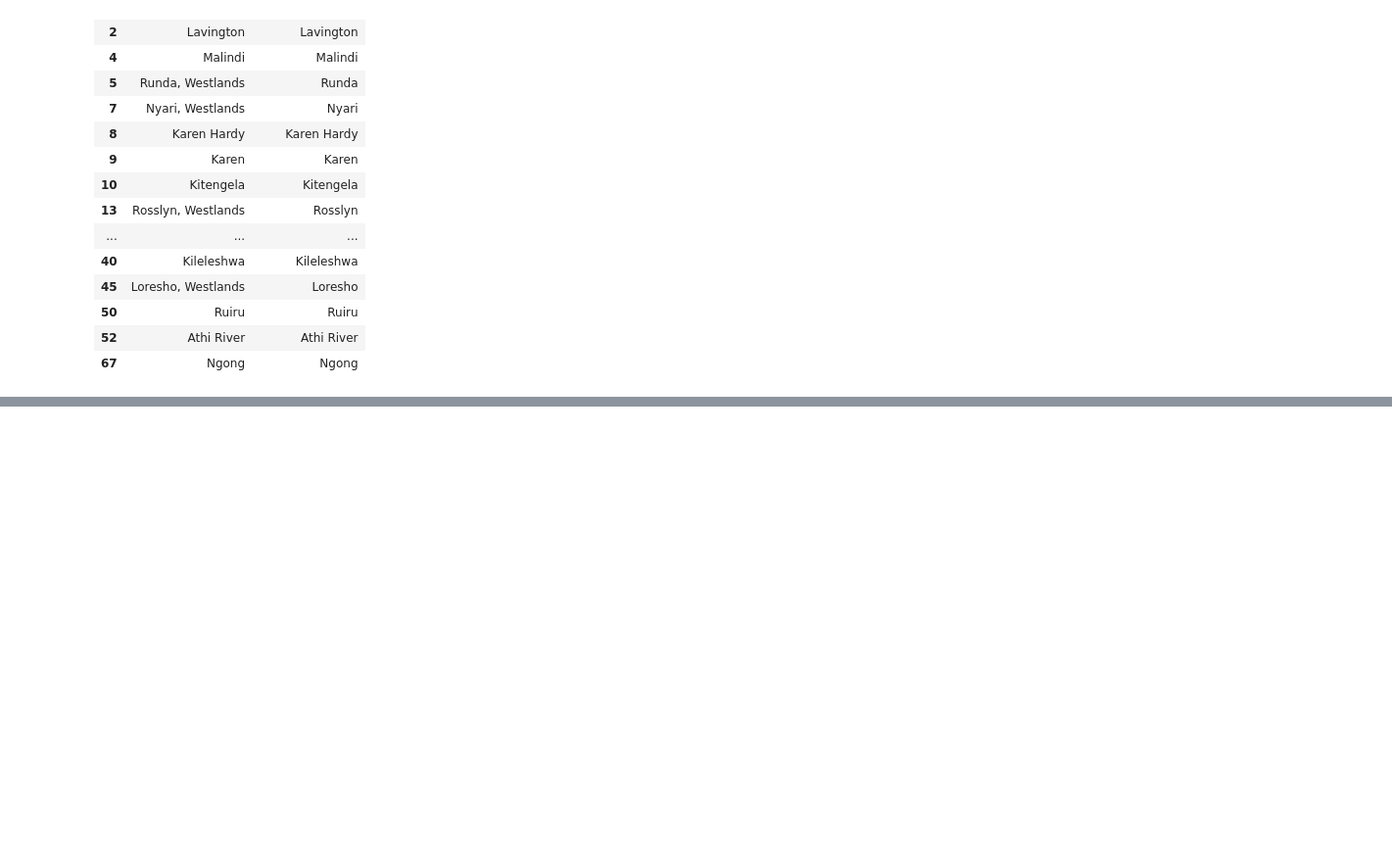
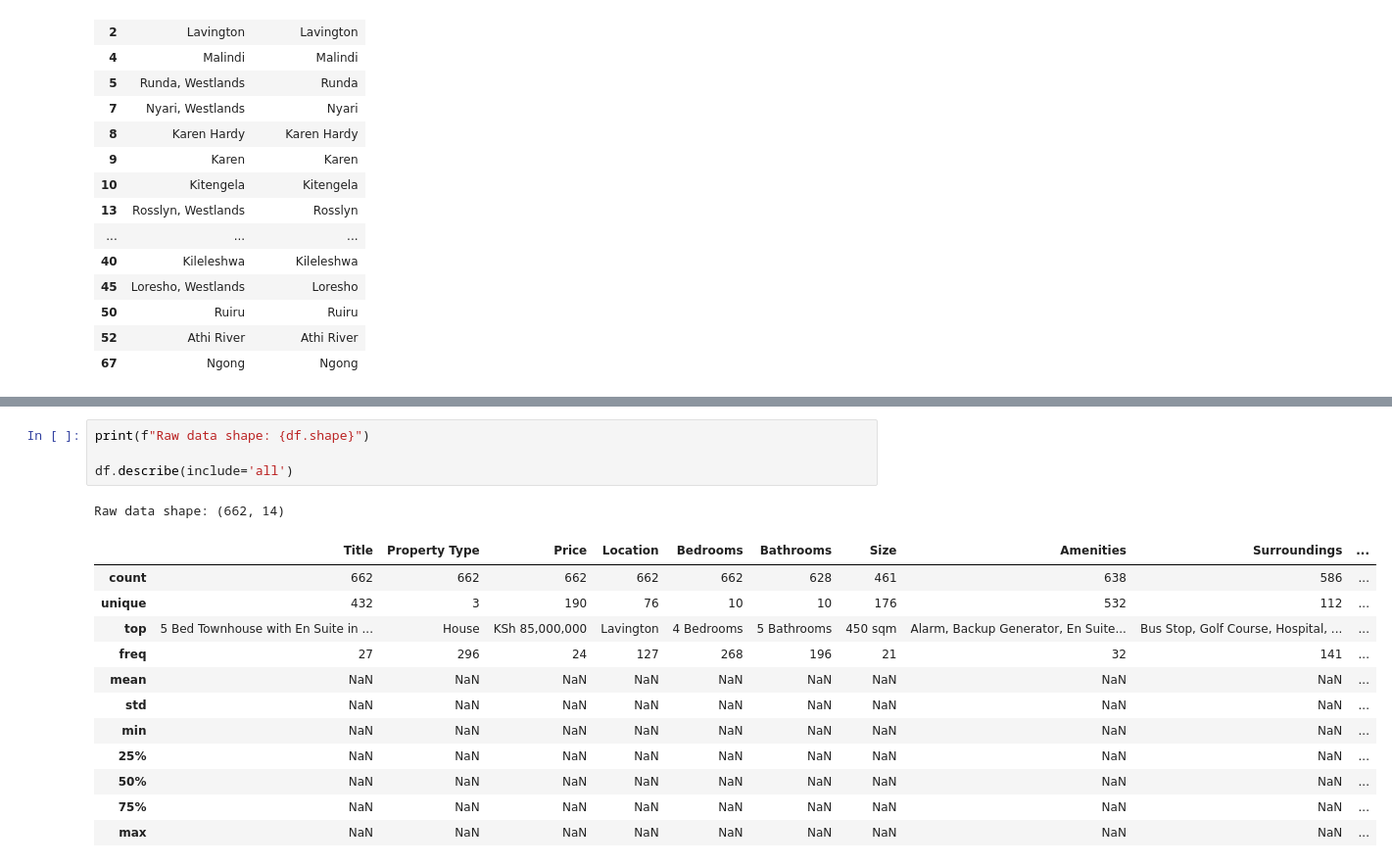
Before and after one commit to Rozieroz/Nairobi-House-Price-Prediction, a Jupyter notebook: notebooks/2_data_cleaning_feature_engineering.ipynb, the cells around one changed output, grey strips where cells are left out. Shown at 98% size. Cells and saved outputs as stored; diff of their text form; blank space fills up the shorter version.

```diff
--- a/notebooks/2_data_cleaning_feature_engineering.ipynb
+++ b/notebooks/2_data_cleaning_feature_engineering.ipynb
@@ -158,3 +170,21 @@ Shape after dropping invalid prices: (662, 13)
+# %%
+print(f"Raw data shape: {df.shape}")
+
+df.describe(include='all')
+# %% [output]
+Raw data shape: (662, 14)
+|  | Title | Property Type | Price | Location | Bedrooms | Bathrooms | Size | Amenities | Surroundings | ... |
+| count | 662 | 662 | 662 | 662 | 662 | 628 | 461 | 638 | 586 | ... |
+| unique | 432 | 3 | 190 | 76 | 10 | 10 | 176 | 532 | 112 | ... |
+| top | 5 Bed Townhouse with En Suite in ... | House | KSh 85,000,000 | Lavington | 4 Bedrooms | 5 Bathrooms | 450 sqm | Alarm, Backup Generator, En Suite... | Bus Stop, Golf Course, Hospital, ... | ... |
+| freq | 27 | 296 | 24 | 127 | 268 | 196 | 21 | 32 | 141 | ... |
+| mean | NaN | NaN | NaN | NaN | NaN | NaN | NaN | NaN | NaN | ... |
+| std | NaN | NaN | NaN | NaN | NaN | NaN | NaN | NaN | NaN | ... |
+| min | NaN | NaN | NaN | NaN | NaN | NaN | NaN | NaN | NaN | ... |
+| 25% | NaN | NaN | NaN | NaN | NaN | NaN | NaN | NaN | NaN | ... |
+| 50% | NaN | NaN | NaN | NaN | NaN | NaN | NaN | NaN | NaN | ... |
+| 75% | NaN | NaN | NaN | NaN | NaN | NaN | NaN | NaN | NaN | ... |
+| max | NaN | NaN | NaN | NaN | NaN | NaN | NaN | NaN | NaN | ... |
 # %%
 #  CONVERT SIZE TO NUMERIC
 
```
Also changed, not shown: parts of 9 cells of this notebook, 7 other files.
